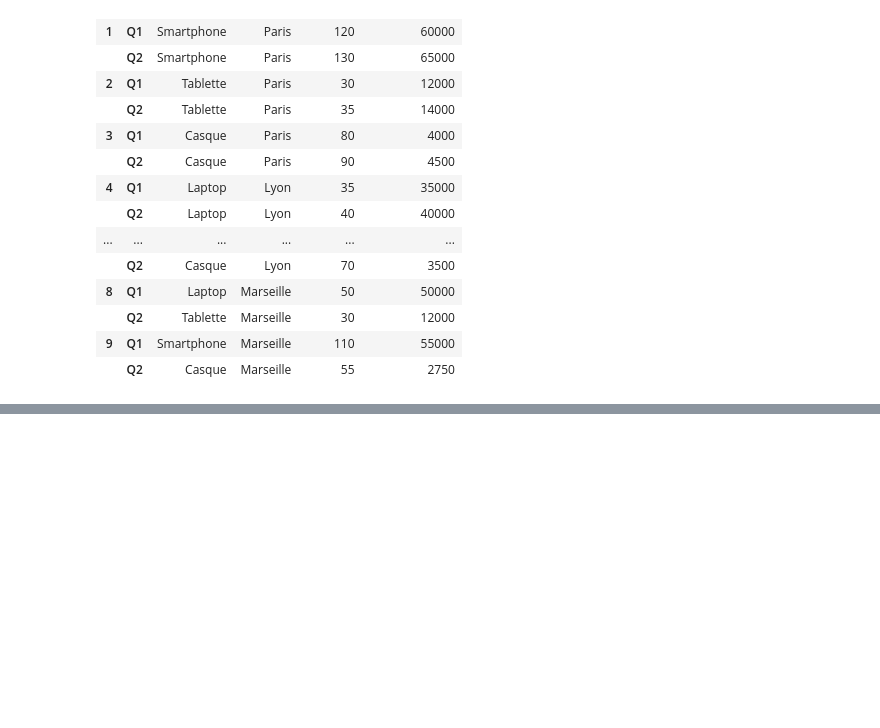
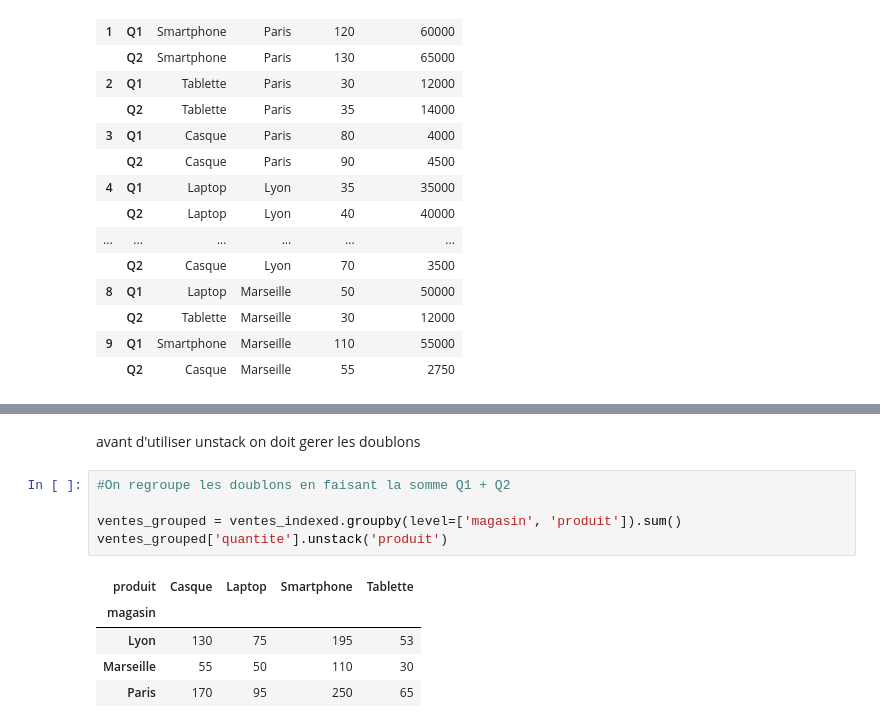
Before and after one commit to AlexisSTH/Mini-projet-jointure, a Jupyter notebook: mini_projet_jointure.ipynb, the cells around one changed output, grey strips where cells are left out. Saved outputs shown, nothing was run; the diff lists cells and outputs as text; blank space fills up the shorter version.

```diff
--- a/mini_projet_jointure.ipynb
+++ b/mini_projet_jointure.ipynb
@@ -170,0 +221,13 @@ ventes_sorted
+# %% [markdown]
+avant d'utiliser unstack on doit gerer les doublons
+# %%
+#On regroupe les doublons en faisant la somme Q1 + Q2
+
+ventes_grouped = ventes_indexed.groupby(level=['magasin', 'produit']).sum()
+ventes_grouped['quantite'].unstack('produit')
+# %% [output]
+| produit | Casque | Laptop | Smartphone | Tablette |
+| magasin |  |  |  |  |
+| Lyon | 130 | 75 | 195 | 53 |
+| Marseille | 55 | 50 | 110 | 30 |
+| Paris | 170 | 95 | 250 | 65 |
```
Also changed, not shown: parts of 7 cells of this notebook.
